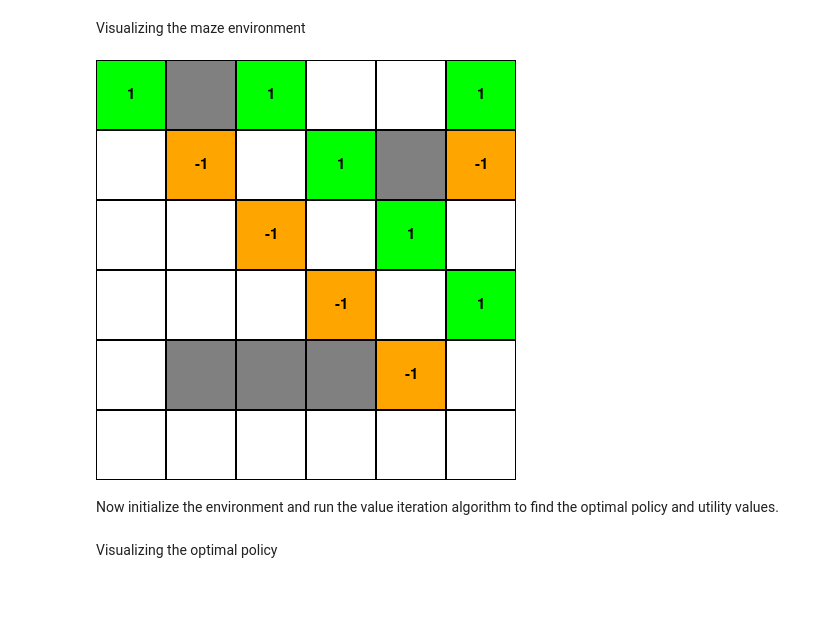
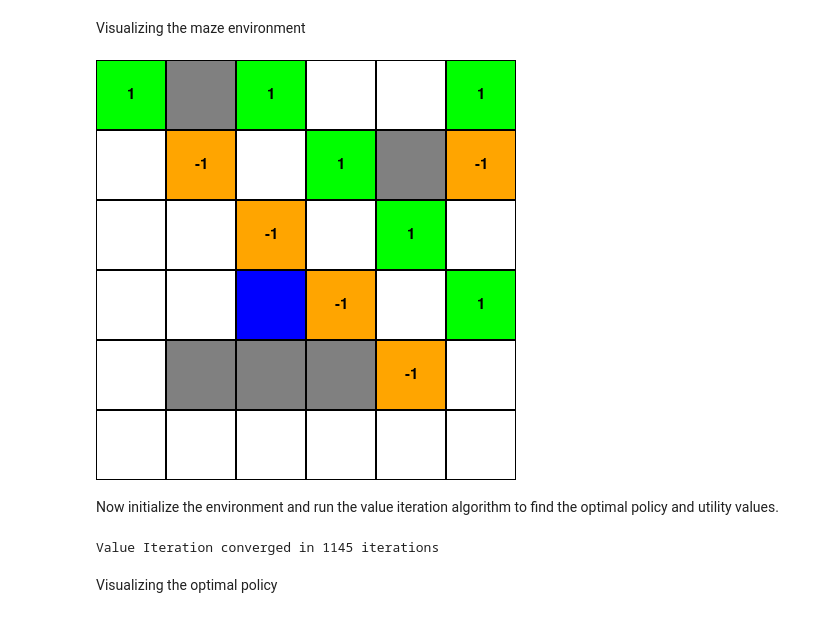
Before and after one commit to KrisCholakov02/SC4003_assignment_1, a Jupyter notebook: main.ipynb, the cells around one changed output. Drawn from its saved outputs; the diff is of its cells as text; code cells hidden in the pictures.

Commit message:
Modified config for changing the maze env

```diff
--- a/main.ipynb
+++ b/main.ipynb
@@ -46,23 +48,27 @@ Visualizing the maze environment
 # %%
 # Import the PIL library to visualize the environment
 from PIL import Image
 
+set_maze_config('base')
 base_env_image_name = 'base_env'
 
 # Run the function to visualize the environment and save the screenshot for later use
 visualize_env(base_env_image_name)
 
 # Load the screenshot of the environment
 img = Image.open(get_path() + '/window_capture/' + f'{base_env_image_name}.png')
 img
 # %% [output]
-[figure, old version]
+[figure, new version]
 # %% [markdown]
 Now initialize the environment and run the value iteration algorithm to find the optimal policy and utility values.
 # %%
 vi_env = init_vi_env()  # Initialize the environment
-vi_env, iterations_cnt = value_iteration(vi_env)  # Perform value iteration
+vi_env, vi_iterations_cnt = value_iteration(vi_env)  # Perform value iteration
 vi_policy = generate_policy(vi_env)  # Generate the optimal policy
+print(f'Value Iteration converged in {vi_iterations_cnt} iterations')
+# %% [output]
+Value Iteration converged in 1145 iterations
 # %% [markdown]
 Visualizing the optimal policy
 # %%
```
Also changed, not shown: parts of 12 cells of this notebook, 11 other files.
